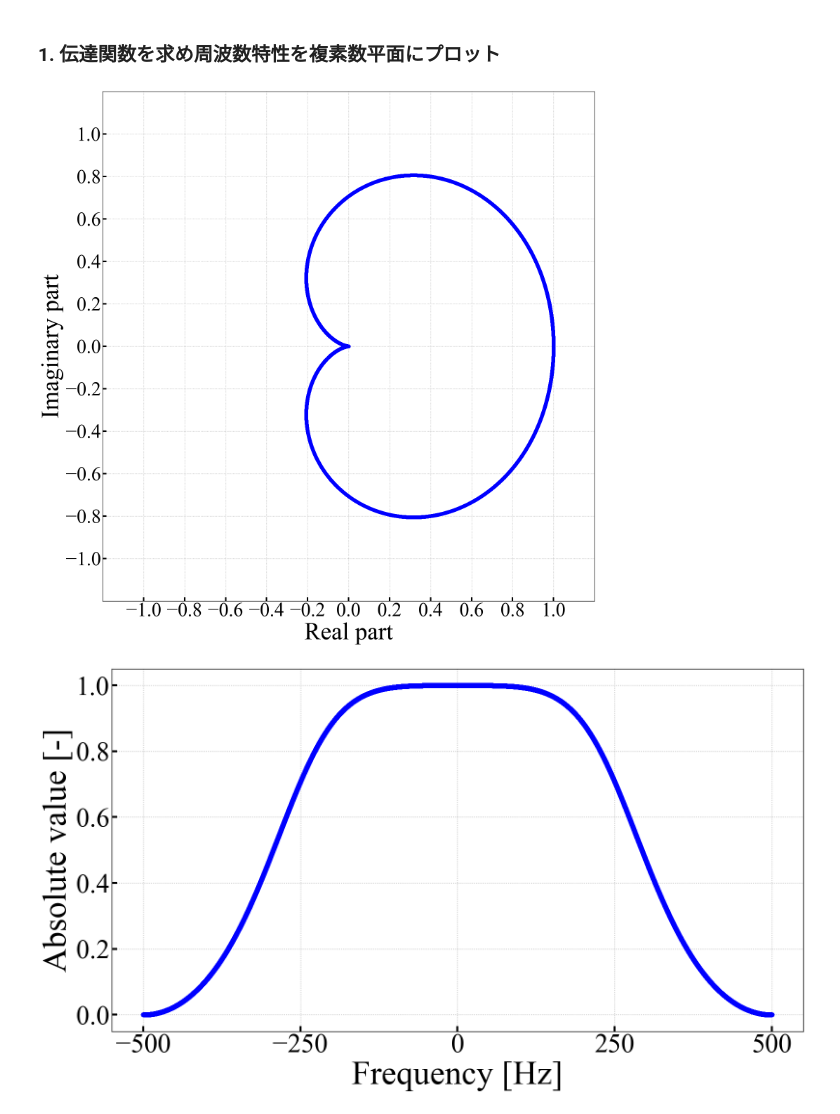
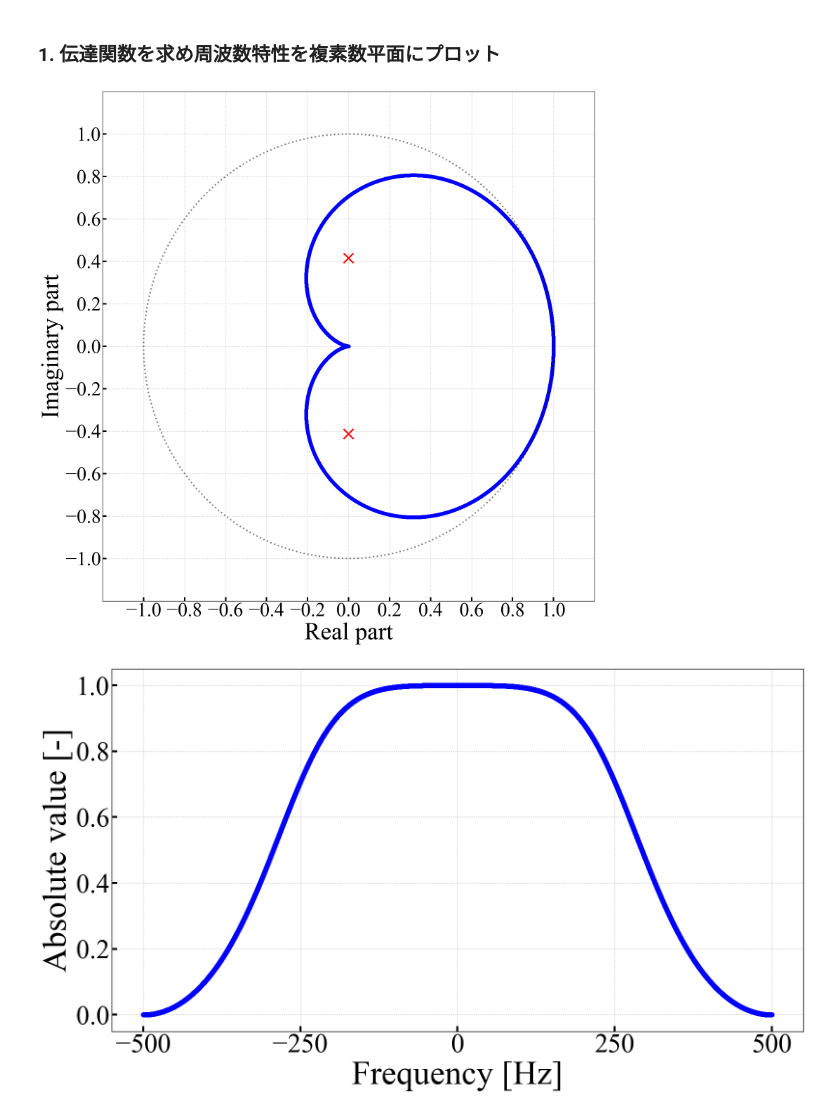
Before and after one commit to hatakeke/VibrationInformationProcessing, a Jupyter notebook: 第2回レポート.ipynb, the cells around one changed output. Saved outputs shown, nothing was run; the diff lists cells and outputs as text; code cells hidden in the pictures.

```diff
--- a/第2回レポート.ipynb
+++ b/第2回レポート.ipynb
@@ -62,34 +62,46 @@ for frequency in frequencies:
     omega_Ts = 2 * PI * frequency * SAMP
     frequency_response.append(transfer_function(np.exp(1j * omega_Ts)))
 real_parts = [complex_num.real for complex_num in frequency_response]
 imaginary_parts = [complex_num.imag for complex_num in frequency_response]
 absolute_value = [abs(complex_num) for complex_num in frequency_response]
 
+# BIBO (Bounded-Input Bounded-Output) stability
+theta = np.linspace(0, 2 * PI, 360)
+x_st = np.cos(theta)
+y_st = np.sin(theta)
+
+# Coordinates of pole
+pole = np.roots([param_B[0], param_B[1], param_B[2]])
+x_pole = pole.real
+y_pole = pole.imag
+
 
 # Draw graphs on the complex plane
 fig, ax = plt.subplots(1, 1)
 
 ax.plot(real_parts, imaginary_parts, marker='o', color='blue', zorder=1, linewidth=3.0)
+ax.plot(x_st, y_st, linestyle='dotted', color='black', alpha=0.5, linewidth=3.0)
+ax.plot(x_pole, y_pole, 'x', color='red', markersize=20, markeredgewidth=3.0)
 
 ax.set_xlabel('Real part', fontname="Times New Roman")
 ax.set_ylabel('Imaginary part', fontname="Times New Roman")
 
 ax.set_xticks(np.arange(-1.0, 1.2, 0.2))
 ax.set_yticks(np.arange(-1.0, 1.2, 0.2))
 
 ax.set_xlim(-1.2, 1.2)
 ax.set_ylim(-1.2, 1.2)
 
 ax.grid(linestyle='dotted', linewidth=1)
 ax.set_axisbelow(True)
 
 ax.xaxis.set_tick_params(which='major', width=3.0, direction='in', bottom=True, top=False, length=8)
 ax.yaxis.set_tick_params(which='major', width=3.0, direction='in', left=True, right=False, length=8)
 
 plt.tight_layout()
 plt.show()
 # %% [output]
-[figure, old version]
+[figure, new version]
 # %%
 # Configure figure infomation
 params = {
```
